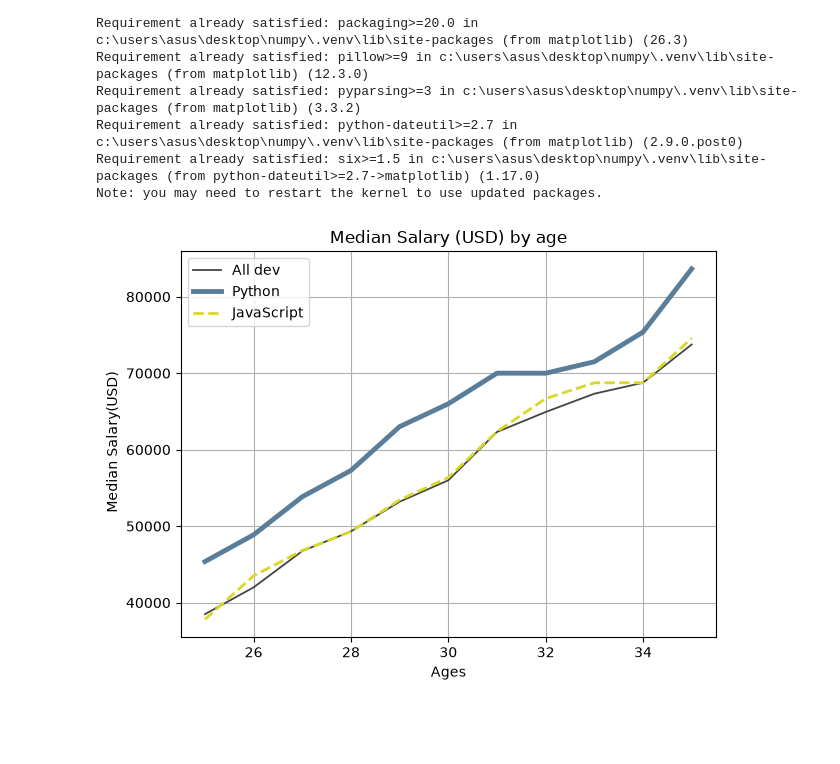
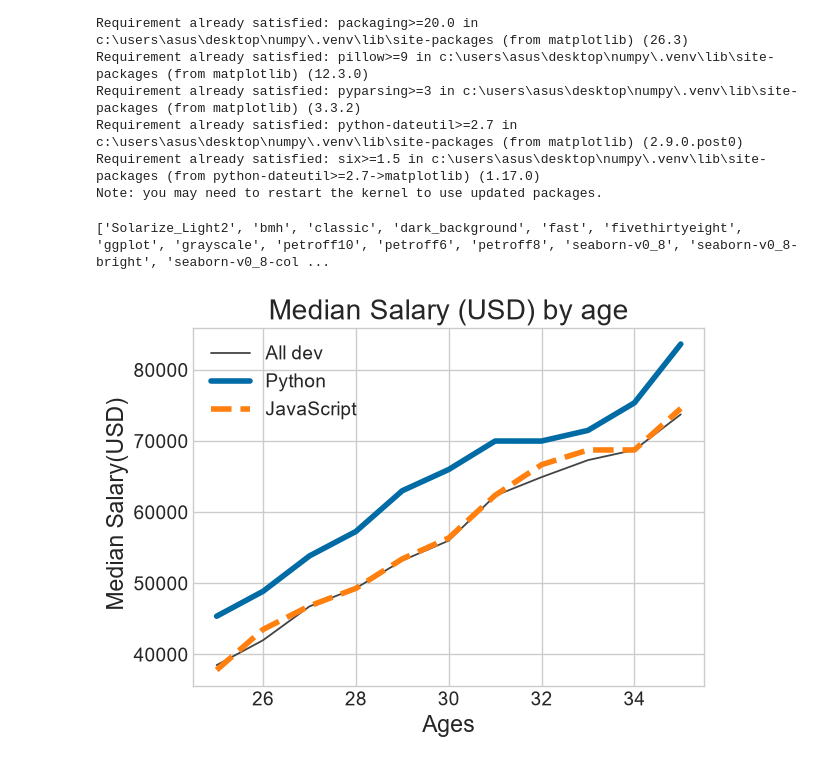
Before and after one commit to certifiedslidder-sudo/Matplotlib, a Jupyter notebook: demo.ipynb, the cells around one changed output. Saved outputs shown, nothing was run; the diff lists cells and outputs as text; code cells hidden in the pictures; blank space fills up the shorter version.

```diff
--- a/demo.ipynb
+++ b/demo.ipynb
@@ -15,31 +15,37 @@ Requirement already satisfied: six>=1.5 in c:\users\asus\desktop\numpy\.venv\lib
 Note: you may need to restart the kernel to use updated packages.
 # %%
 from matplotlib import pyplot as plt
+# %%
+print(plt.style.available)   # through this you can see all the available styles
+# %% [output]
+['Solarize_Light2', 'bmh', 'classic', 'dark_background', 'fast', 'fivethirtyeight', 'ggplot', 'grayscale', 'petroff10', 'petroff6', 'petroff8', 'seaborn-v0_8', 'seaborn-v0_8-bright', 'seaborn-v0_8-col ...
 # %%
+#plt.style.use('default')
+plt.style.use('tableau-colorblind10')
 ages_x = [25, 26, 27, 28, 29, 30, 31, 32, 33, 34, 35]  # x axis,age
 dev_y = [38496, 42000, 46752, 49320, 53200,
          56000, 62316, 64928, 67317, 68748, 73752]  # y axis, salary
 plt.plot(ages_x,dev_y , color ='#444444',linewidth = 1.3, linestyle ='-', label ='All dev')     # adding hex value(2r,2g,2b)
 # Median Python Developer Salaries by Age
 py_dev_y = [45372, 48876, 53850, 57287, 63016,
             65998, 70003, 70000, 71496, 75370, 83640]
 # format string , [marker][line][color]
 # plt.plot(ages_x, py_dev_y,'b-', label ='Python')     # general way
-plt.plot(ages_x,py_dev_y,color = '#5a7d9a',linewidth = 3.5,linestyle ='-', label = 'Python')    # here i formatted via argument
+plt.plot(ages_x,py_dev_y,linestyle ='-', label = 'Python')    # here i formatted via argument
 
 # Median JavaScript Developer Salaries by Age
 js_dev_y = [37810, 43515, 46823, 49293, 53437,
             56373, 62375, 66674, 68745, 68746, 74583]
-plt.plot(ages_x,js_dev_y,color = "#d8d827",linewidth = 2, linestyle ='--', label = 'JavaScript')
+plt.plot(ages_x,js_dev_y, linestyle ='--', label = 'JavaScript')
 
 plt.xlabel('Ages')
 plt.ylabel(' Median Salary(USD)')
 plt.title('Median Salary (USD) by age')
 #plt.legend(['All Devs' , 'Python'])   for this you need to know  the order of things added in the plot. use lebel like above
 plt.legend()
 
-plt.grid(True)        # adding grid
+#plt.grid(True)        # adding grid
 plt.tight_layout()    # adding padding
 plt.show()
 # %% [output]
-[figure, old version]
+[figure, new version]
```
Also changed, not shown: parts of 1 cell of this notebook.
